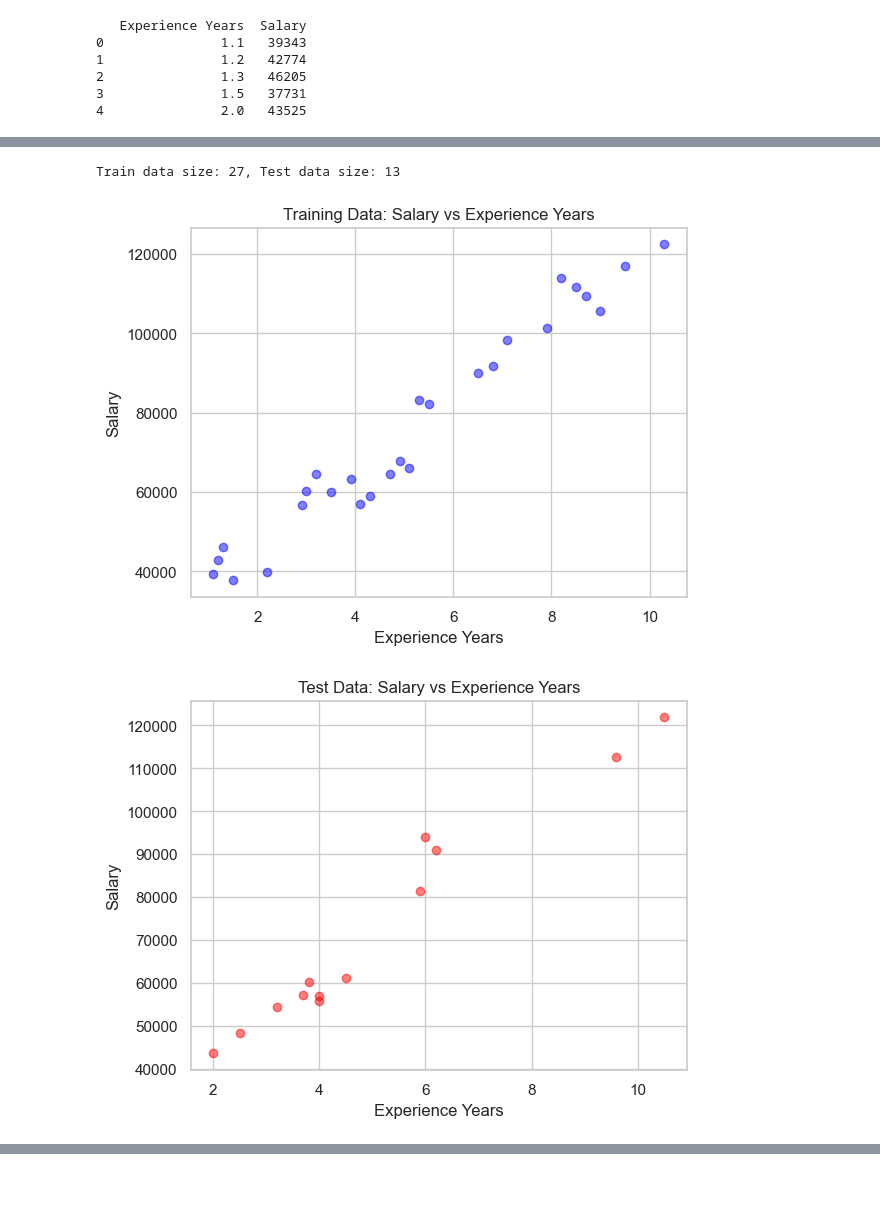
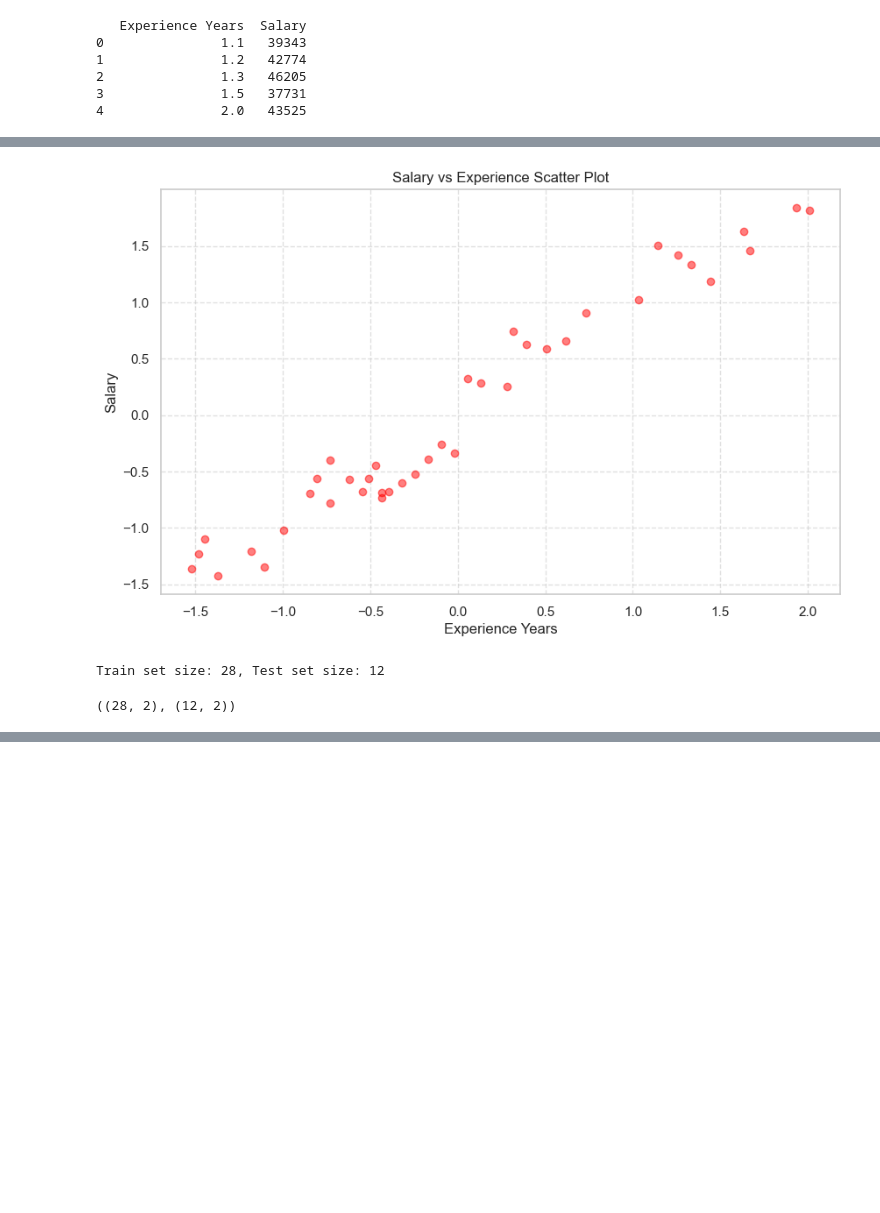
Before and after one commit to hmolhem/Linear-Regression-Pytorch, a Jupyter notebook: salary_regression_oop/salary_regression_oop.ipynb, the cells around one changed output, grey strips where cells are left out. Saved outputs shown, nothing was run; the diff lists cells and outputs as text; code cells hidden in the pictures; blank space fills up the shorter version.

```diff
--- a/salary_regression_oop/salary_regression_oop.ipynb
+++ b/salary_regression_oop/salary_regression_oop.ipynb
@@ -41,14 +47,12 @@ data.plot(raw_data,x_label="Experience Years", y_label="Salary", title="Salary v
+# %%
+data_normalized = data.z_score_standardize()
+viz.plot_scatter(data_normalized, x_label, y_label, title="Salary vs Experience Scatter Plot", color="red")
+# %% [output]
+[figure, added]
 # %%
-
-
-train_data, test_data = data.split_data(train_data_size=0.7)
-x_test, y_test = data.get_data(test_data, "Experience Years", "Salary")
-x_train, y_train = data.get_data(train_data, "Experience Years", "Salary")
-print(f"Train data size: {len(x_train)}, Test data size: {len(x_test)}")
-
-data.plot(train_data,x_label="Experience Years", y_label="Salary", title="Training Data: Salary vs Experience Years", color='blue')
-data.plot(test_data,x_label="Experience Years", y_label="Salary", title="Test Data: Salary vs Experience Years", color='red')
+train_set, test_set =data.split_data()
+print(f"Train set size: {len(train_set)}, Test set size: {len(test_set)}")
+train_set.shape, test_set.shape
 # %% [output]
-Train data size: 27, Test data size: 13
+Train set size: 28, Test set size: 12
-[figure, removed]
-[figure, removed]
+((28, 2), (12, 2))
```
Also changed, not shown: parts of 4 cells of this notebook, 6 other files.
